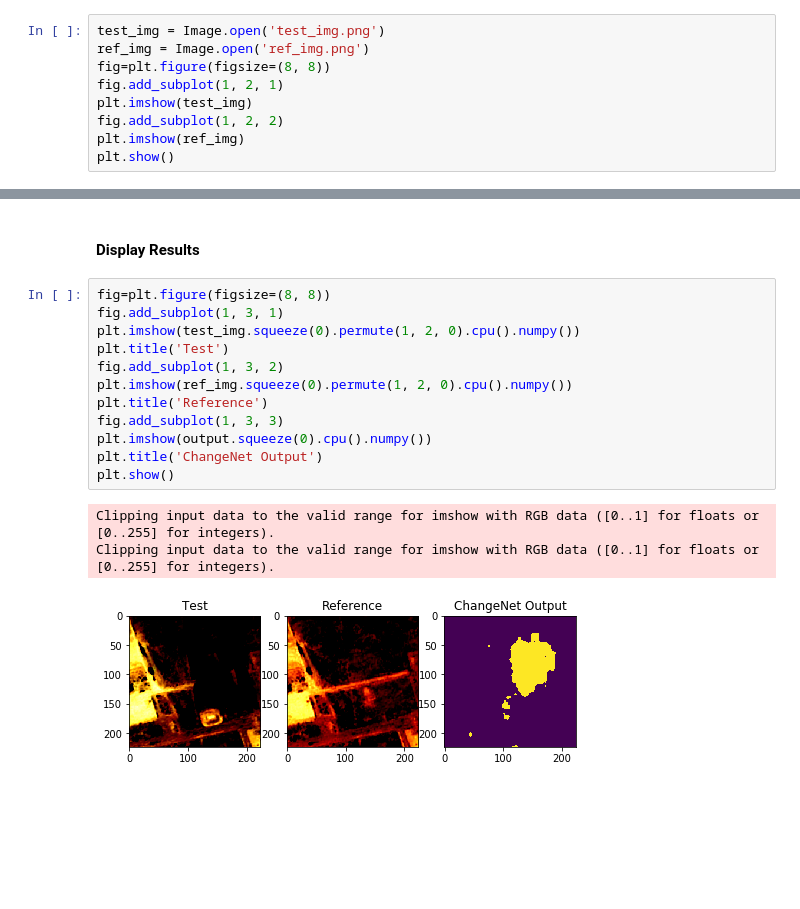
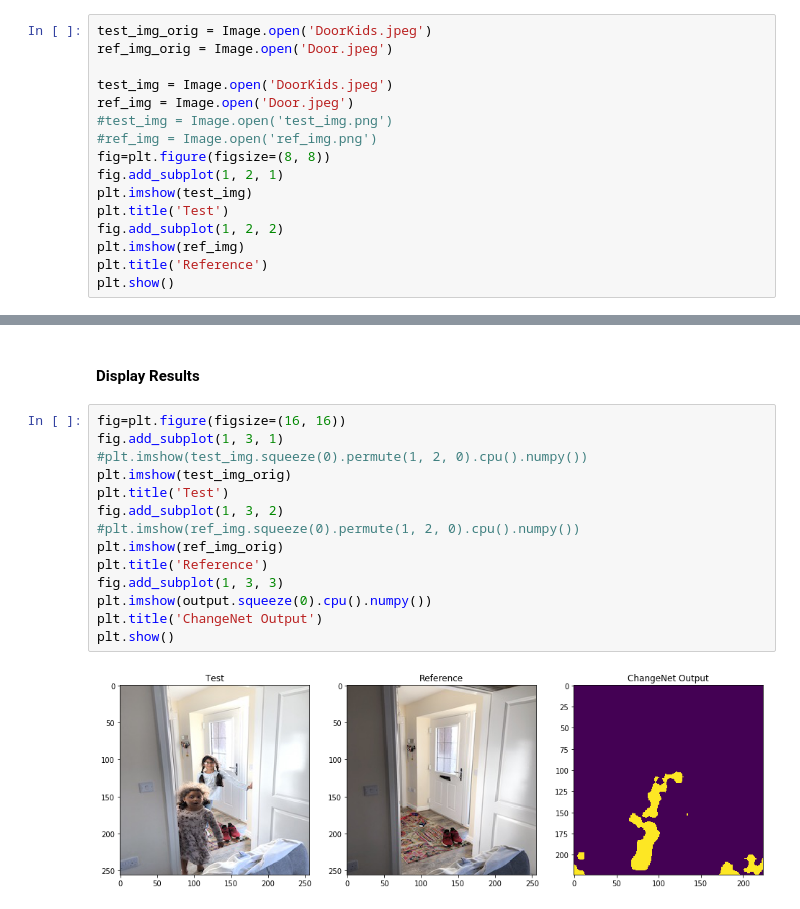
Before and after one commit to leonardoaraujosantos/ChangeNet, a Jupyter notebook: TestModelImgs.ipynb, the cells around one changed output, grey strips where cells are left out. Cells and saved outputs as stored; diff of their text form; blank space fills up the shorter version.

```diff
--- a/TestModelImgs.ipynb
+++ b/TestModelImgs.ipynb
@@ -23,12 +23,19 @@ Number of available GPUs: 8
 # %% [markdown]
 #### Load Test Images
 # %%
-test_img = Image.open('test_img.png')
-ref_img = Image.open('ref_img.png')
+test_img_orig = Image.open('DoorKids.jpeg')
+ref_img_orig = Image.open('Door.jpeg')
+
+test_img = Image.open('DoorKids.jpeg')
+ref_img = Image.open('Door.jpeg')
+#test_img = Image.open('test_img.png')
+#ref_img = Image.open('ref_img.png')
 fig=plt.figure(figsize=(8, 8))
 fig.add_subplot(1, 2, 1)
 plt.imshow(test_img)
+plt.title('Test')
 fig.add_subplot(1, 2, 2)
 plt.imshow(ref_img)
+plt.title('Reference')
 plt.show()
 # %% [output]
@@ -69,18 +76,18 @@ _, output = torch.max(pred, 1)
 # %% [markdown]
 #### Display Results
 # %%
-fig=plt.figure(figsize=(8, 8))
+fig=plt.figure(figsize=(16, 16))
 fig.add_subplot(1, 3, 1)
-plt.imshow(test_img.squeeze(0).permute(1, 2, 0).cpu().numpy())
+#plt.imshow(test_img.squeeze(0).permute(1, 2, 0).cpu().numpy())
+plt.imshow(test_img_orig)
 plt.title('Test')
 fig.add_subplot(1, 3, 2)
-plt.imshow(ref_img.squeeze(0).permute(1, 2, 0).cpu().numpy())
+#plt.imshow(ref_img.squeeze(0).permute(1, 2, 0).cpu().numpy())
+plt.imshow(ref_img_orig)
 plt.title('Reference')
 fig.add_subplot(1, 3, 3)
 plt.imshow(output.squeeze(0).cpu().numpy())
 plt.title('ChangeNet Output')
 plt.show()
 # %% [output]
-Clipping input data to the valid range for imshow with RGB data ([0..1] for floats or [0..255] for integers).
-Clipping input data to the valid range for imshow with RGB data ([0..1] for floats or [0..255] for integers).
-[figure, old version]
+[figure, new version]
```
Also changed, not shown: parts of 1 cell of this notebook, 2 other files.
